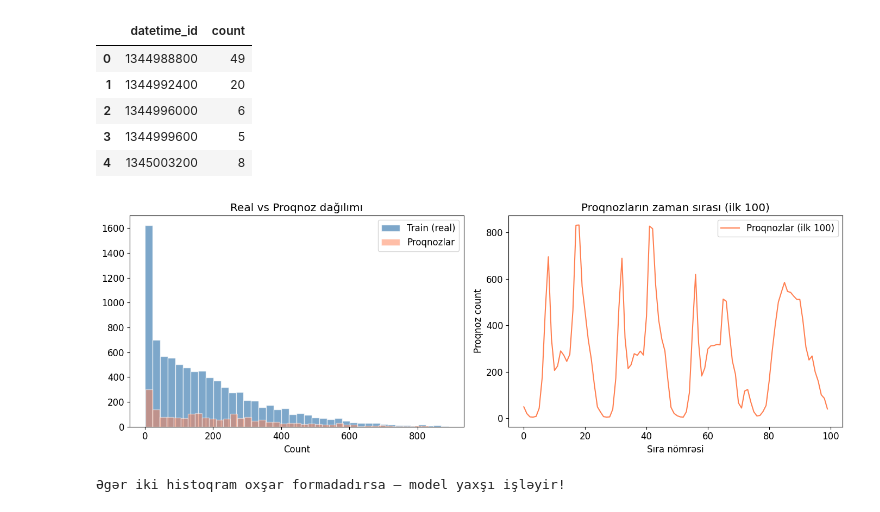
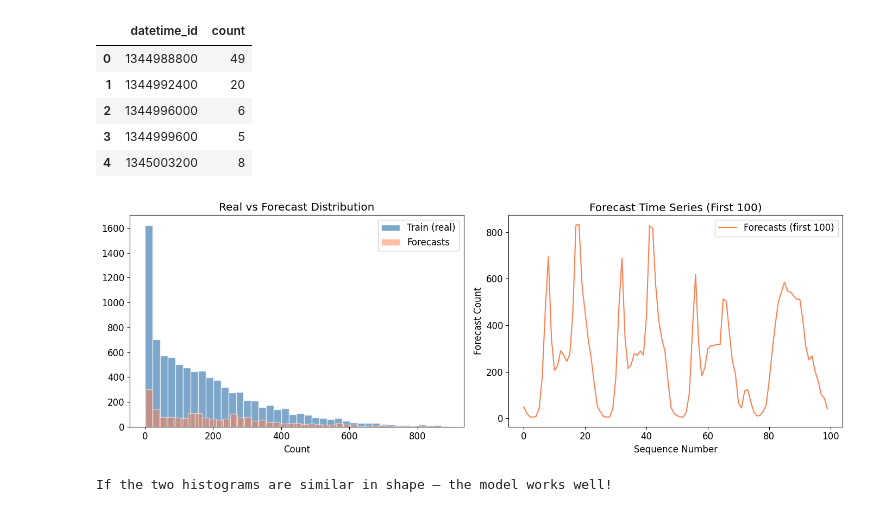
Before and after one commit to shamilnb/my_work, a Jupyter notebook: hlbt_baku_bike.ipynb, the cells around one changed output. Drawn from its saved outputs; the diff is of its cells as text; code cells hidden in the pictures.

```diff
--- a/hlbt_baku_bike.ipynb
+++ b/hlbt_baku_bike.ipynb
@@ -479,28 +458,28 @@ First 5 rows:
 | 3 | 1344999600 | 5 |
 | 4 | 1345003200 | 8 |
 # %%
-# Proqnozların vizual yoxlaması
-# Real train dağılımı ilə proqnoz dağılımını müqayisə et
+# Visual inspection of forecasts
+# Compare the real train distribution with the forecast distribution
 fig, axes = plt.subplots(1, 2, figsize=(14, 5))
 
 axes[0].hist(train['count'], bins=40, color='steelblue', alpha=0.7,
              edgecolor='white', label='Train (real)')
 axes[0].hist(preds, bins=40, color='coral', alpha=0.5,
-             edgecolor='white', label='Proqnozlar')
-axes[0].set_title('Real vs Proqnoz dağılımı')
+             edgecolor='white', label='Forecasts')
+axes[0].set_title('Real vs Forecast Distribution')
 axes[0].set_xlabel('Count')
 axes[0].legend()
 
-axes[1].plot(preds[:100], color='coral', linewidth=1.5, label='Proqnozlar (ilk 100)')
-axes[1].set_title('Proqnozların zaman sırası (ilk 100)')
-axes[1].set_xlabel('Sıra nömrəsi')
-axes[1].set_ylabel('Proqnoz count')
+axes[1].plot(preds[:100], color='coral', linewidth=1.5, label='Forecasts (first 100)')
+axes[1].set_title('Forecast Time Series (First 100)')
+axes[1].set_xlabel('Sequence Number')
+axes[1].set_ylabel('Forecast Count')
 axes[1].legend()
 
 plt.tight_layout()
 plt.show()
 
-print('Əgər iki histoqram oxşar formadadırsa — model yaxşı işləyir!')
+print('If the two histograms are similar in shape — the model works well!')
 # %% [output]
-[figure, old version]
+[figure, new version]
-Əgər iki histoqram oxşar formadadırsa — model yaxşı işləyir!
+If the two histograms are similar in shape — the model works well!
```
Also changed, not shown: parts of 9 cells of this notebook, 1 other file.
